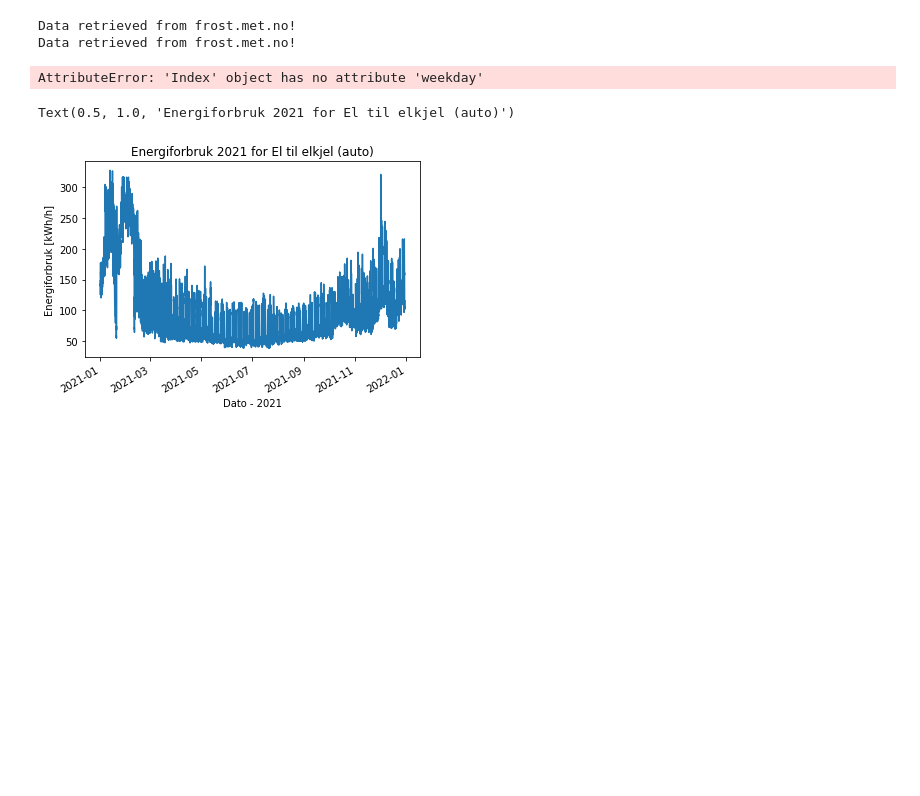
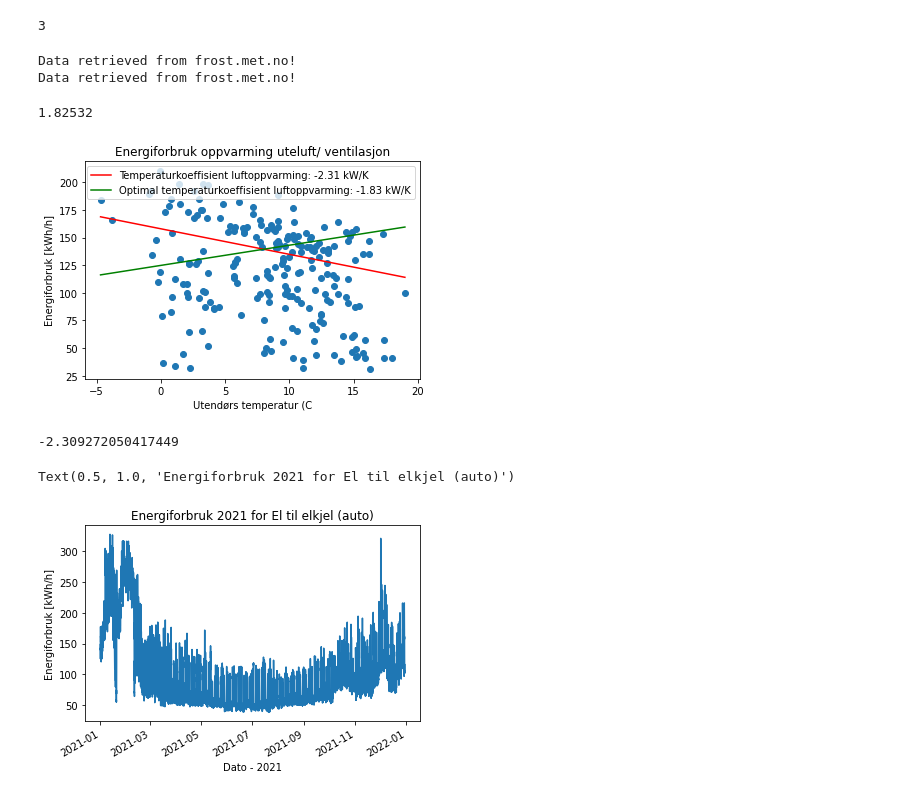
Before and after one commit to andermy/buildingenergy, a Jupyter notebook: analyse.ipynb, the cells around one changed output. Drawn from its saved outputs; the diff is of its cells as text; code cells hidden in the pictures; blank space fills up the shorter version.

```diff
--- a/analyse.ipynb
+++ b/analyse.ipynb
@@ -53,16 +9,31 @@ meter = 'El til elkjel (auto)'
 # %%
-power = m.init_data()
+power = m.init_data('./aalesund/G-bygg.xlsx')
+# %%
+len(power)
+# %% [output]
+3
 # %%
-a = m.Building("test", 199, 199)
-a.set_weather_data('Ørsta-volda Lufthamn')
+a = m.Building("G-bygg", 4346, 3, 1985)
+a.set_weather_data('Ålesund IV')
 # %% [output]
 Data retrieved from frost.met.no!
 Data retrieved from frost.met.no!
 # %%
 #power.index = pd.to_datetime(power.index).tz_localize('Etc/UCT')
-a.setOneMeter(power[power['meter']==meter].power)
+a.set_three_meters(power[0], power[1], power[2])
-# %% [output]
-AttributeError: 'Index' object has no attribute 'weekday'
+# %%
+a.map_building_loss_parameters()
+a.optimal_airflow_heating_loss
+# %% [output]
+1.82532
+# %%
+a.view_plot_day(-a.optimal_airflow_heating_loss)
+# %% [output]
+[figure, added]
+# %%
+a.ventilation_heating
+# %% [output]
+-2.309272050417449
 # %%
 # Graf over energiforbruk i angitt periode
 # NB! Hoppene man ser med jevnlige mellomrom i grafen under skyldes hull i tidsserien. Jobber med å finne en løsning
```
Also changed, not shown: parts of 3 cells of this notebook, 23 other files.
